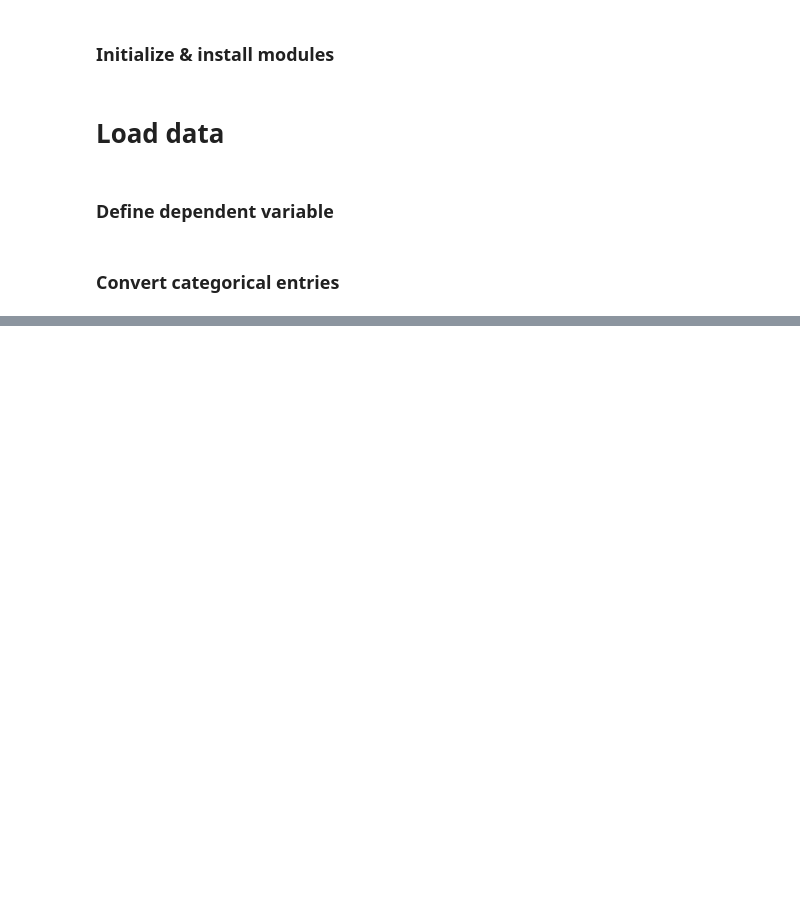
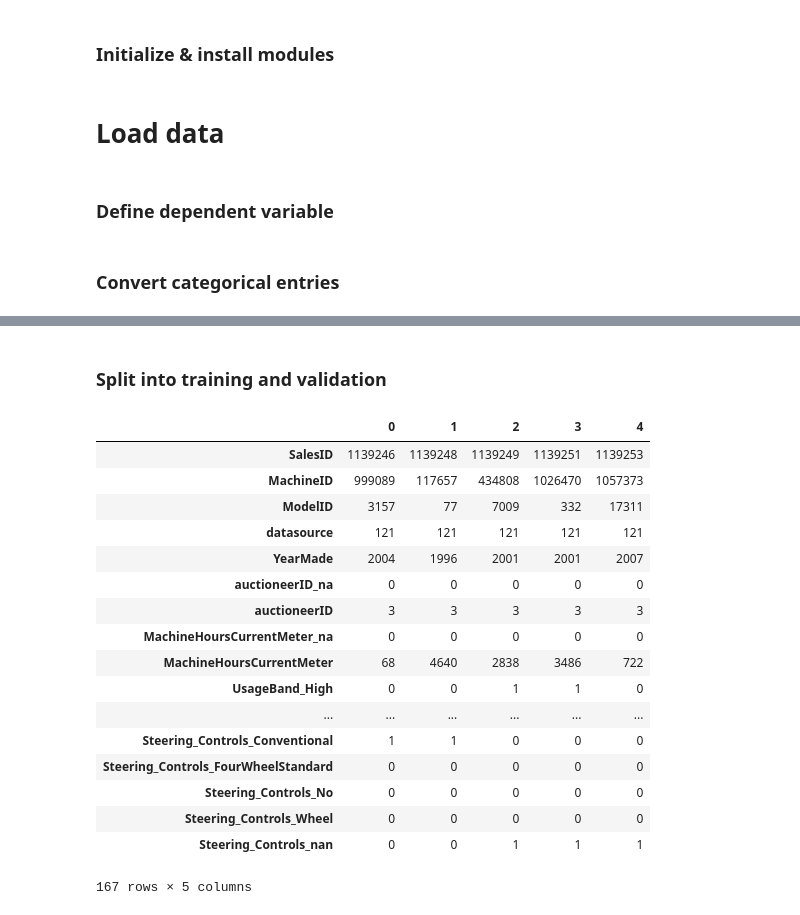
Before and after one commit to pcingola/NeuralNets, a Jupyter notebook: ml/randomForest/Bulldozer.ipynb, the cells around one changed output, grey strips where cells are left out. Drawn from its saved outputs; the diff is of its cells as text; code cells hidden in the pictures; blank space fills up the shorter version.

```diff
--- a/ml/randomForest/Bulldozer.ipynb
+++ b/ml/randomForest/Bulldozer.ipynb
@@ -69,28 +53,0 @@ def rename_category_cols(df, prepend):
-# %%
-def one_hot(df, max_categories=7):
-    '''
-    Change all columns in dataFrame having a cardinaliy less
-    than 'max_categories' to 'one hot' encoding
-    '''
-    to_replace = dict()
-    for c in df.columns:
-        xi = df[c]
-        if xi.dtype == 'O':
-            values = xi.unique()
-            count_cats = len(values)
-            if count_cats <= max_categories:
-                has_na = (xi.isna().sum() > 0)
-                xi_dummies = pd.get_dummies(xi, dummy_na=has_na)
-                to_replace[c] = rename_category_cols(xi_dummies, f"{c}_")
-                # print(f"Column: {c}\n\tcount_cats: {count_cats}\n\tvalues: {values}\n\tNew columns: {xi_dummies.columns}")
-
-    # Make all replacements: Drop old columns, join new ones
-    df_new = df.copy()
-    print(f"Before join: {df_new.columns}")
-    for c in to_replace:
-        df_new = df_new.join(to_replace[c])
-    print(f"Before drop: {df_new.columns}\n\t{list(to_replace.keys())}")
-    df_new.drop(list(to_replace.keys()), axis=1, inplace=True)
-    return df_new
-# %%
-df_new = one_hot(df)
@@ -147,0 +206,3 @@ Length: 151, dtype: object
+# %%
+dfpp = DfPreproc(df_ori, columns_date=['saledate'])
+df = dfpp.new()
@@ -147,0 +227,2 @@ Length: 151, dtype: object
+# %% [markdown]
+### Split into training and validation
@@ -147,0 +231,21 @@ Length: 151, dtype: object
+# %%
+x.head().transpose()
+# %% [output]
+|  | 0 | 1 | 2 | 3 | 4 |
+| SalesID | 1139246 | 1139248 | 1139249 | 1139251 | 1139253 |
+| MachineID | 999089 | 117657 | 434808 | 1026470 | 1057373 |
+| ModelID | 3157 | 77 | 7009 | 332 | 17311 |
+| datasource | 121 | 121 | 121 | 121 | 121 |
+| YearMade | 2004 | 1996 | 2001 | 2001 | 2007 |
+| auctioneerID_na | 0 | 0 | 0 | 0 | 0 |
+| auctioneerID | 3 | 3 | 3 | 3 | 3 |
+| MachineHoursCurrentMeter_na | 0 | 0 | 0 | 0 | 0 |
+| MachineHoursCurrentMeter | 68 | 4640 | 2838 | 3486 | 722 |
+| UsageBand_High | 0 | 0 | 1 | 1 | 0 |
+| ... | ... | ... | ... | ... | ... |
+| Steering_Controls_Conventional | 1 | 1 | 0 | 0 | 0 |
+| Steering_Controls_FourWheelStandard | 0 | 0 | 0 | 0 | 0 |
+| Steering_Controls_No | 0 | 0 | 0 | 0 | 0 |
+| Steering_Controls_Wheel | 0 | 0 | 0 | 0 | 0 |
+| Steering_Controls_nan | 0 | 0 | 1 | 1 | 1 |
+167 rows × 5 columns
```
Also changed, not shown: parts of 53 cells of this notebook.
